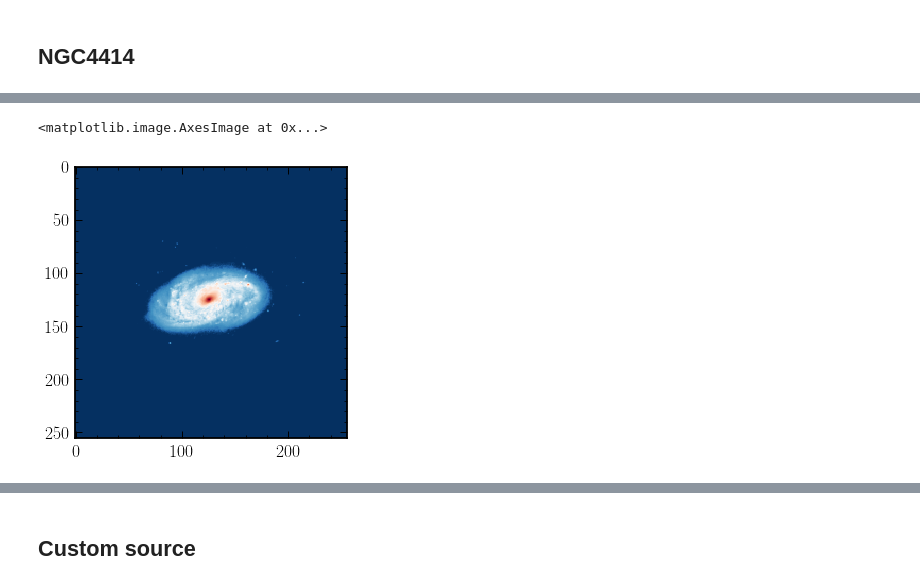
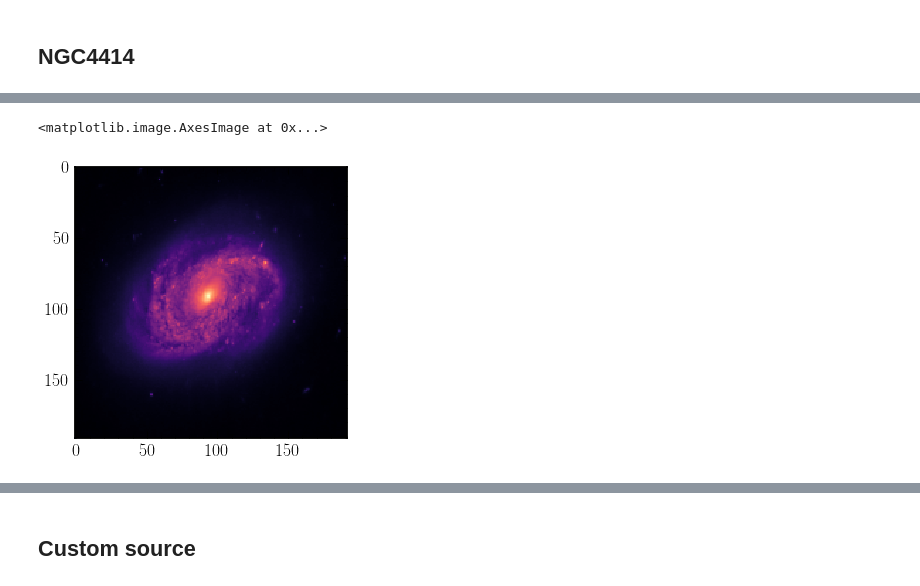
Before and after one commit to smsharma/lensing-neural-fields, a Jupyter notebook: notebooks/nerf_probabilistic.ipynb, the cells around one changed output, grey strips where cells are left out. Drawn from its saved outputs; the diff is of its cells as text; code cells hidden in the pictures.

```diff
--- a/notebooks/nerf_probabilistic.ipynb
+++ b/notebooks/nerf_probabilistic.ipynb
@@ -38,7 +42,7 @@ cmap = 'RdBu_r'
 # %%
 # Don't worry about these
 exposure = 1610.0
-n_xy = 256
+n_xy = 192
 pixel_size = 0.1 * 64 / n_xy
 mag_zero=25.5
 mag_iso=310.5
@@ -196,15 +187,18 @@ array([[0.00784314, 0.01020221, 0.016322  , ..., 0.02266481, 0.01434536,
+# %%
+cmap = 'magma'
 # %%
 request.urlretrieve(galaxy_url, "{}.jpg".format(galaxy_name))
 im_source = np.asarray(Image.open("{}.jpg".format(galaxy_name)).convert('L'))
+im_source = im_source - np.min(im_source)
 im_source = im_source / np.max(im_source)
-im_source = np.pad(im_source, (512, 512))
-im_source[im_source < 0.15 * np.max(im_source)] = 0.
-im_source = im_source[:,int((im_source.shape[1] - im_source.shape[0]) / 2):-int((im_source.shape[1] - im_source.shape[0]) / 2)]
+# im_source = np.pad(im_source, (128, 128))
+# im_source[im_source < 0.15 * np.max(im_source)] = 0.
+# im_source = im_source[:,int((im_source.shape[1] + im_source.shape[0]) / 2):-int((im_source.shape[1] + im_source.shape[0]) / 2)]
 im_source = resize(im_source, (n_xy, n_xy), anti_aliasing=True)
 plt.imshow(im_source , cmap=cmap)
 # %% [output]
 <matplotlib.image.AxesImage at 0x...>
-[figure, old version]
+[figure, new version]
 # %%
 # # Lensed image
 
```
Also changed, not shown: parts of 41 cells of this notebook, 3 other files.
